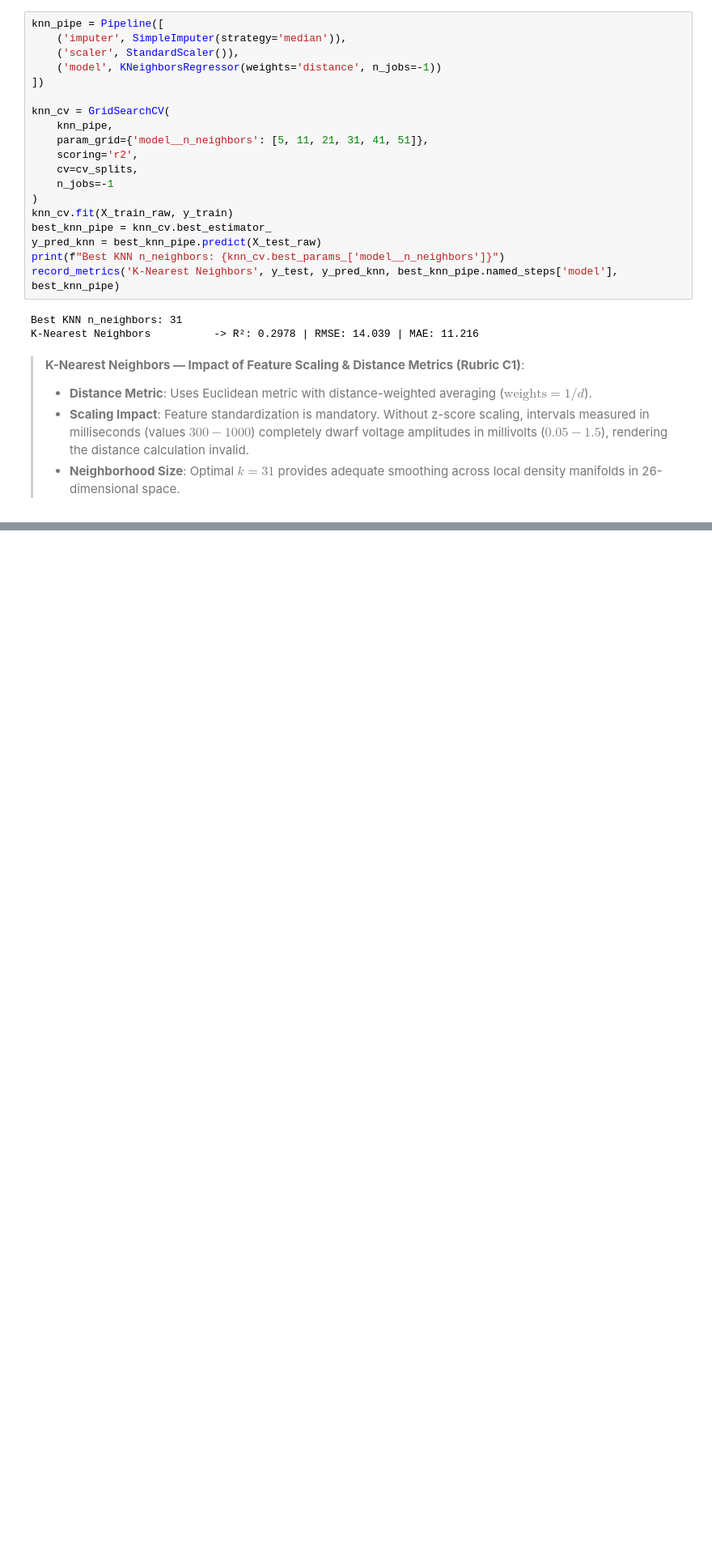
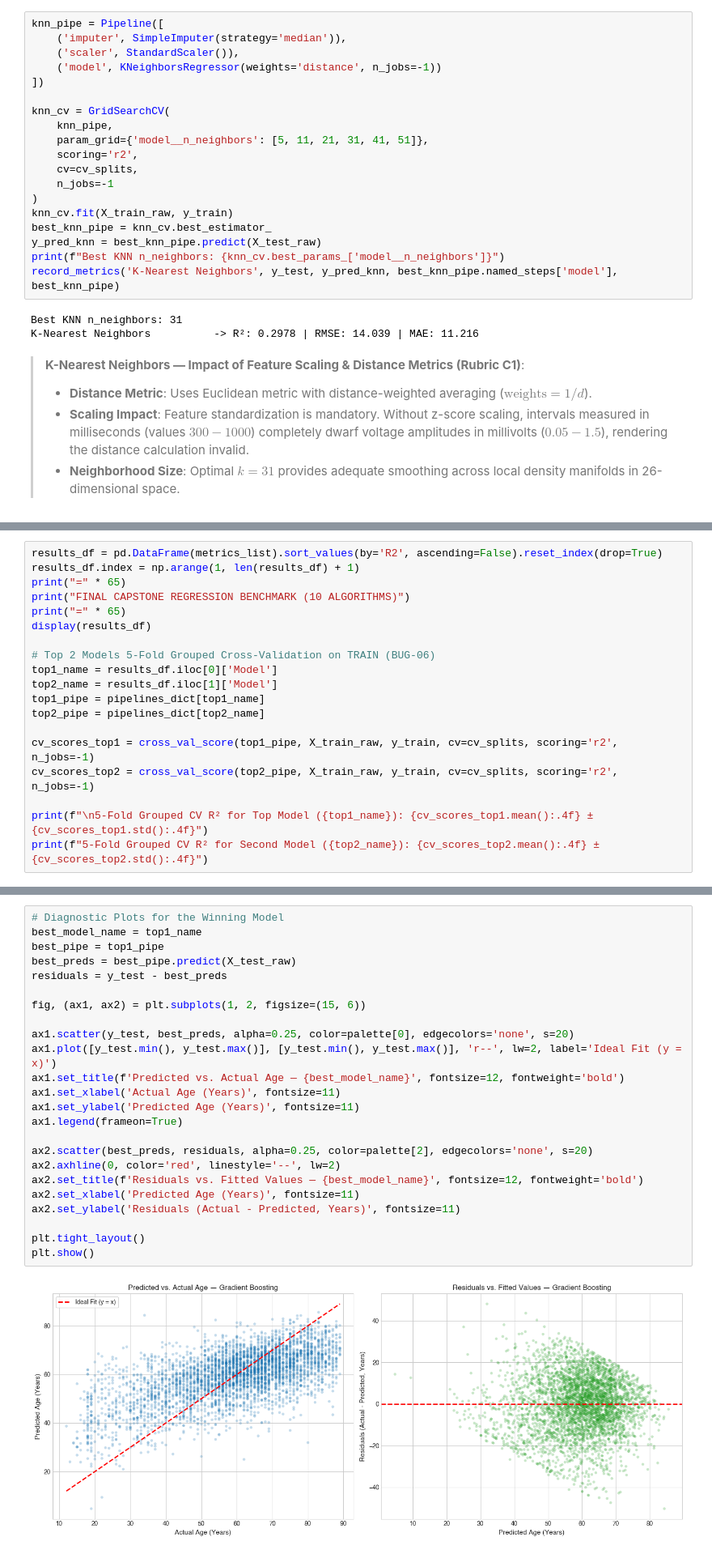
Before and after one commit to Harishraghult/ML_project, a Jupyter notebook: notebooks/regression.ipynb, the cells around one changed output, grey strips where cells are left out. Shown at 81% size. Cells and saved outputs as stored; diff of their text form; blank space fills up the shorter version.

Commit message:
feat(regression): benchmark tree ensembles, 5-fold CV, diagnostic residual plots, and export best model

```diff
--- a/notebooks/regression.ipynb
+++ b/notebooks/regression.ipynb
@@ -625,0 +766,19 @@ K-Nearest Neighbors          -> R²: 0.2978 | RMSE: 14.039 | MAE: 11.216
+# %%
+results_df = pd.DataFrame(metrics_list).sort_values(by='R2', ascending=False).reset_index(drop=True)
+results_df.index = np.arange(1, len(results_df) + 1)
+print("=" * 65)
+print("FINAL CAPSTONE REGRESSION BENCHMARK (10 ALGORITHMS)")
+print("=" * 65)
+display(results_df)
+
+# Top 2 Models 5-Fold Grouped Cross-Validation on TRAIN (BUG-06)
+top1_name = results_df.iloc[0]['Model']
+top2_name = results_df.iloc[1]['Model']
+top1_pipe = pipelines_dict[top1_name]
+top2_pipe = pipelines_dict[top2_name]
+
+cv_scores_top1 = cross_val_score(top1_pipe, X_train_raw, y_train, cv=cv_splits, scoring='r2', n_jobs=-1)
+cv_scores_top2 = cross_val_score(top2_pipe, X_train_raw, y_train, cv=cv_splits, scoring='r2', n_jobs=-1)
+
+print(f"\n5-Fold Grouped CV R² for Top Model ({top1_name}): {cv_scores_top1.mean():.4f} ± {cv_scores_top1.std():.4f}")
+print(f"5-Fold Grouped CV R² for Second Model ({top2_name}): {cv_scores_top2.mean():.4f} ± {cv_scores_top2.std():.4f}")
@@ -625,0 +803,26 @@ K-Nearest Neighbors          -> R²: 0.2978 | RMSE: 14.039 | MAE: 11.216
+# %%
+# Diagnostic Plots for the Winning Model
+best_model_name = top1_name
+best_pipe = top1_pipe
+best_preds = best_pipe.predict(X_test_raw)
+residuals = y_test - best_preds
+
+fig, (ax1, ax2) = plt.subplots(1, 2, figsize=(15, 6))
+
+ax1.scatter(y_test, best_preds, alpha=0.25, color=palette[0], edgecolors='none', s=20)
+ax1.plot([y_test.min(), y_test.max()], [y_test.min(), y_test.max()], 'r--', lw=2, label='Ideal Fit (y = x)')
+ax1.set_title(f'Predicted vs. Actual Age — {best_model_name}', fontsize=12, fontweight='bold')
+ax1.set_xlabel('Actual Age (Years)', fontsize=11)
+ax1.set_ylabel('Predicted Age (Years)', fontsize=11)
+ax1.legend(frameon=True)
+
+ax2.scatter(best_preds, residuals, alpha=0.25, color=palette[2], edgecolors='none', s=20)
+ax2.axhline(0, color='red', linestyle='--', lw=2)
+ax2.set_title(f'Residuals vs. Fitted Values — {best_model_name}', fontsize=12, fontweight='bold')
+ax2.set_xlabel('Predicted Age (Years)', fontsize=11)
+ax2.set_ylabel('Residuals (Actual - Predicted, Years)', fontsize=11)
+
+plt.tight_layout()
+plt.show()
+# %% [output]
+[figure, added]
```
Also changed, not shown: parts of 13 cells of this notebook, 2 other files.
